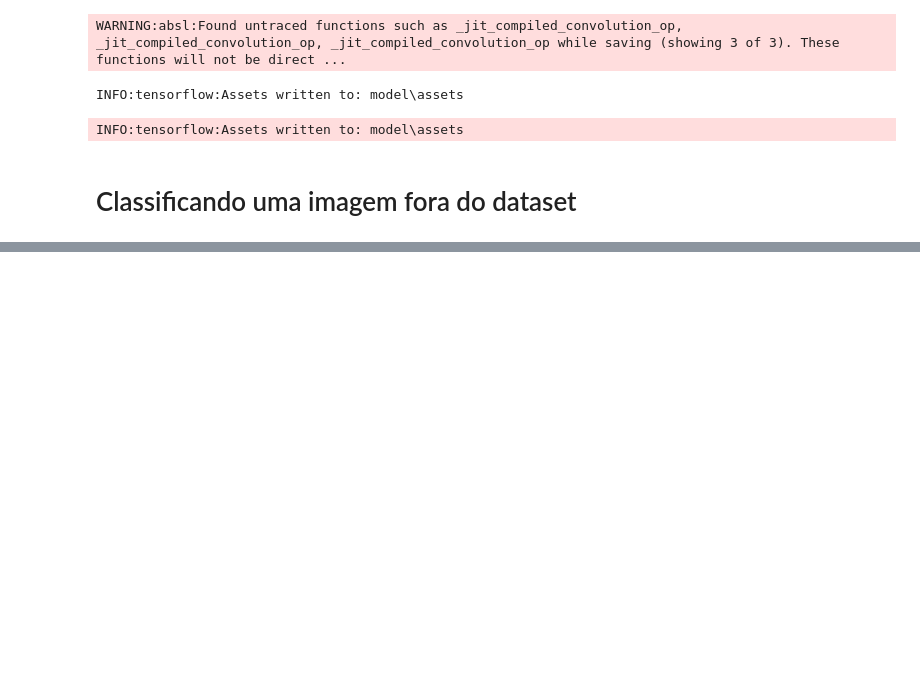
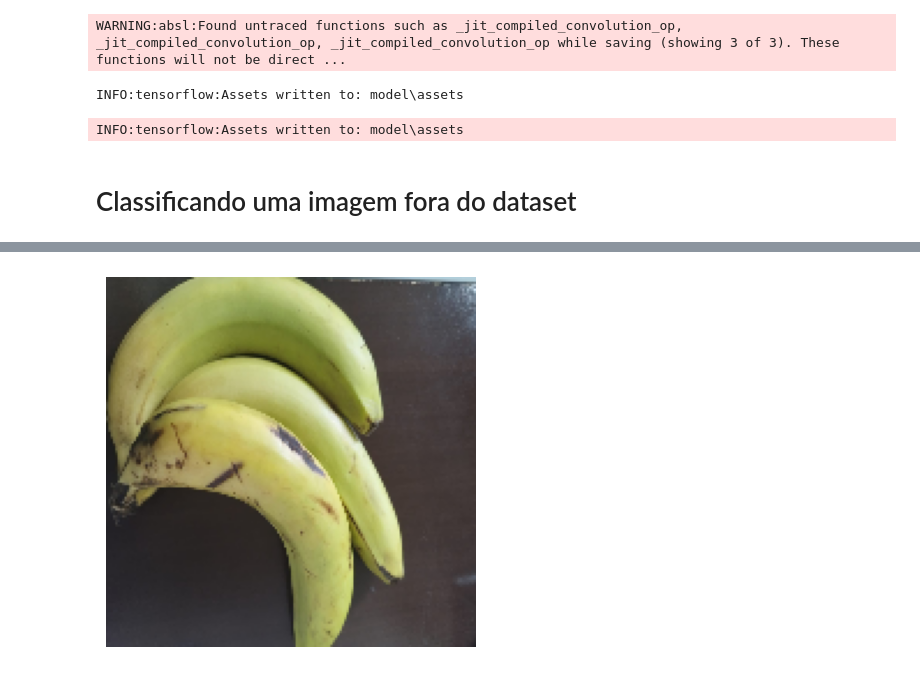
Before and after one commit to Jordana-Gabine/Classificador_maturacao, a Jupyter notebook: Scripts/classificador.ipynb, the cells around one changed output, grey strips where cells are left out. Cells and saved outputs as stored; diff of their text form; code cells hidden in the pictures; blank space fills up the shorter version.

```diff
--- a/Scripts/classificador.ipynb
+++ b/Scripts/classificador.ipynb
@@ -191,3 +223,21 @@ INFO:tensorflow:Assets written to: model\assets
 model = tf.keras.models.load_model('model')
 # %% [markdown]
 # Classificando uma imagem fora do dataset
+# %%
+imagem_valida = image.load_img('dataset/valida2.jpg',
+                                target_size = (160,160)
+                                )
+imagem = image.img_to_array(imagem_valida)
+imagem /= 255 #normalização
+imagem = np.expand_dims(imagem, axis = 0) #expandir dimensões // formato para o tensor flow
+valida = model.predict(imagem)
+
+if (valida > 0.5):
+    print('Madura', valida)
+else:
+    print('Verde')
+
+plt.imshow(imagem_valida)
+plt.axis('off')
+plt.show()
+# %% [output]
@@ -193,0 +246 @@ model = tf.keras.models.load_model('model')
+[figure, added]
```
Also changed, not shown: parts of 8 cells of this notebook, 1 other file.
